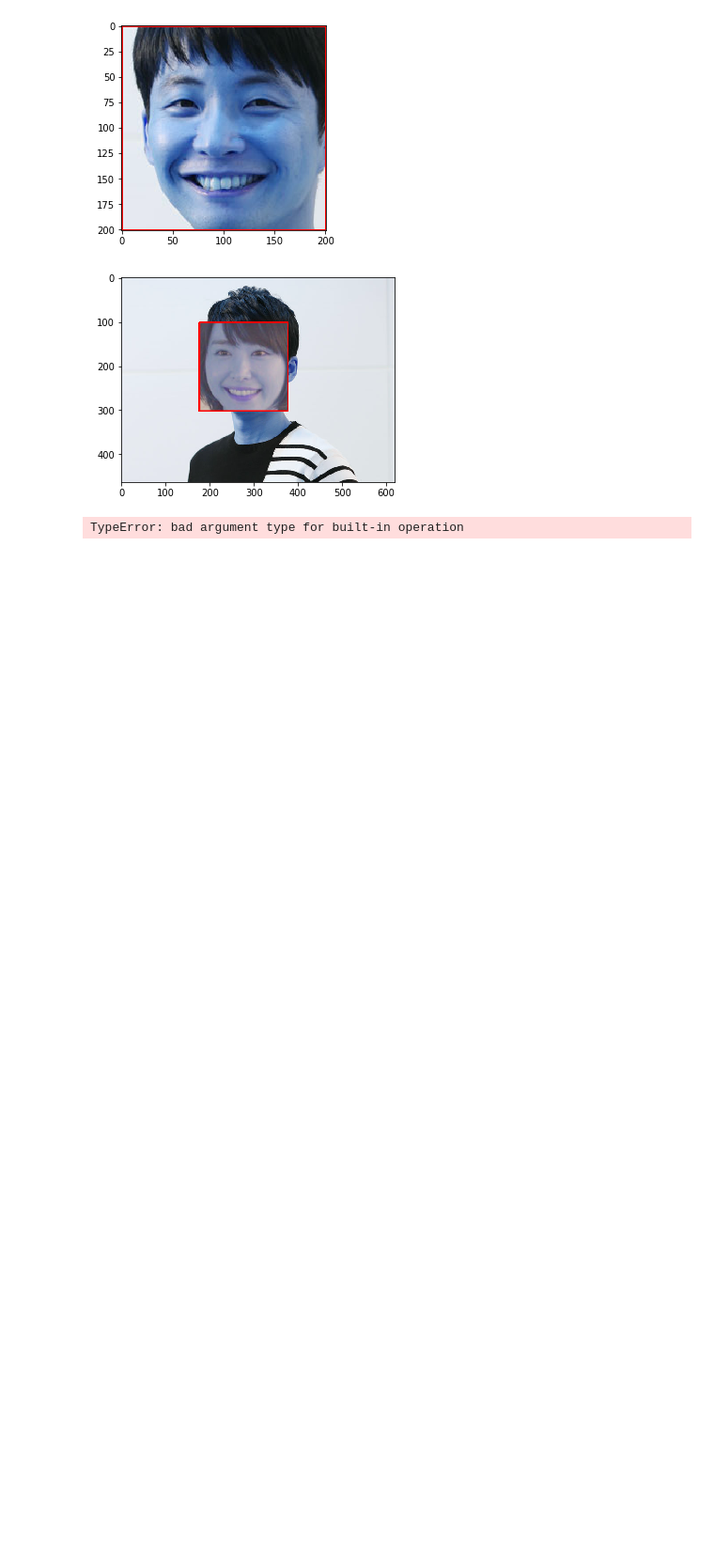
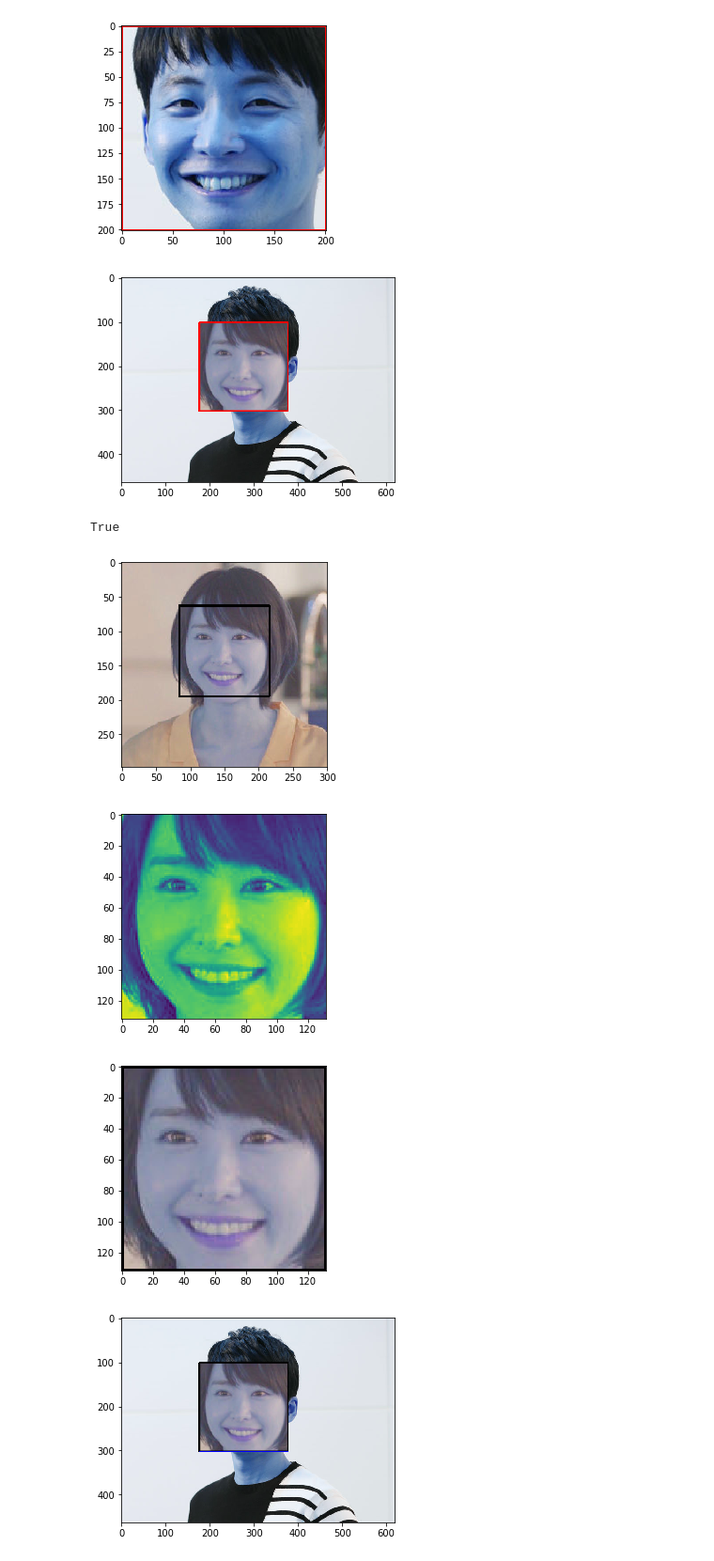
Before and after one commit to ohmuraken/vacatter, a Jupyter notebook: server/notebook/face_change.ipynb, the cells around one changed output. Shown at 94% size. Saved outputs shown, nothing was run; the diff lists cells and outputs as text; code cells hidden in the pictures; blank space fills up the shorter version.

```diff
--- a/server/notebook/face_change.ipynb
+++ b/server/notebook/face_change.ipynb
@@ -37,14 +37,14 @@ plot_img_list([img1, img2, img1_gray, img2_gray])
 # %%
 img1_faces = face_cascade.detectMultiScale(img1_gray, 1.3, 5)
 for (x1,y1,w1,h1) in img1_faces:
-    cv2.rectangle(img1,(x1,y1),(x1+w1,y1+h1),(255,0,0),2)
+#     cv2.rectangle(img1,(x1,y1),(x1+w1,y1+h1),(255,0,0),2)
     img1_roi_gray = img1_gray[y1:y1+h1, x1:x1+w1]
     img1_roi_color = img1[y1:y1+h1, x1:x1+w1]
 plot_img_list([img1, img1_roi_gray, img1_roi_color])
 
 img2_faces = face_cascade.detectMultiScale(img2_gray, 1.3, 5)
 for (x2,y2,w2,h2) in img2_faces:
-    cv2.rectangle(img2,(x2,y2),(x2+w2,y2+h2),(255,0,0),2)
+#     cv2.rectangle(img2,(x2,y2),(x2+w2,y2+h2),(255,0,0),2)
     img2_roi_gray = img2_gray[y2:y2+h2, x2:x2+w2]
     img2_roi_color = img2[y2:y2+h2, x2:x2+w2]
 plot_img_list([img2, img2_roi_gray, img2_roi_color])
@@ -67,6 +66,32 @@ cv2.
 # %% [output]
 [figure]
 # %%
-# cv2.imwrite(hoshino_aragaki, "../data/hoshino_aragaki.jpg")
+cv2.imwrite("../data/hoshino_aragaki.jpg", hoshino_aragaki)
 # %% [output]
-TypeError: bad argument type for built-in operation
+True
+# %%
+img1_faces = face_cascade.detectMultiScale(img1_gray, 1.3, 5)
+for (x1,y1,w1,h1) in img1_faces:
+    cv2.rectangle(img2,(x2,y2),(x2+w2,y2+h2) ,False, 0, 0)
+    img1_roi_gray = img1_gray[y1:y1+h1, x1:x1+w1]
+    img1_roi_color = img1[y1:y1+h1, x1:x1+w1]
+plot_img_list([img1, img1_roi_gray, img1_roi_color])
+
+img2_faces = face_cascade.detectMultiScale(img2_gray, 1.3, 5)
+for (x2,y2,w2,h2) in img2_faces:
+    cv2.rectangle(img2,(x2,y2),(x2+w2,y2+h2) , (0,0,255), thickness=False, lineType=0, shift=0)
+    img2_roi_gray = img2_gray[y2:y2+h2, x2:x2+w2]
+    img2_roi_color = img2[y2:y2+h2, x2:x2+w2]
+plot_img_list([img2, img2_roi_gray, img2_roi_color])
+
+hoshino_aragaki = img2
+aragaki_face = img1[y1:y1+h1, x1:x1+w1]
+hoshino_face = img2[y2:y2+h2, x2:x2+w2]
+aragaki_face = cv2.resize(aragaki_face, (hoshino_face.shape[:2]))
+hoshino_aragaki[y2:y2+h2, x2:x2+w2] = aragaki_face
+plot_img_list([hoshino_aragaki])
+# %% [output]
+[figure, added]
+[figure, added]
+[figure, added]
+[figure, added]
```
Also changed, not shown: parts of 3 cells of this notebook.
